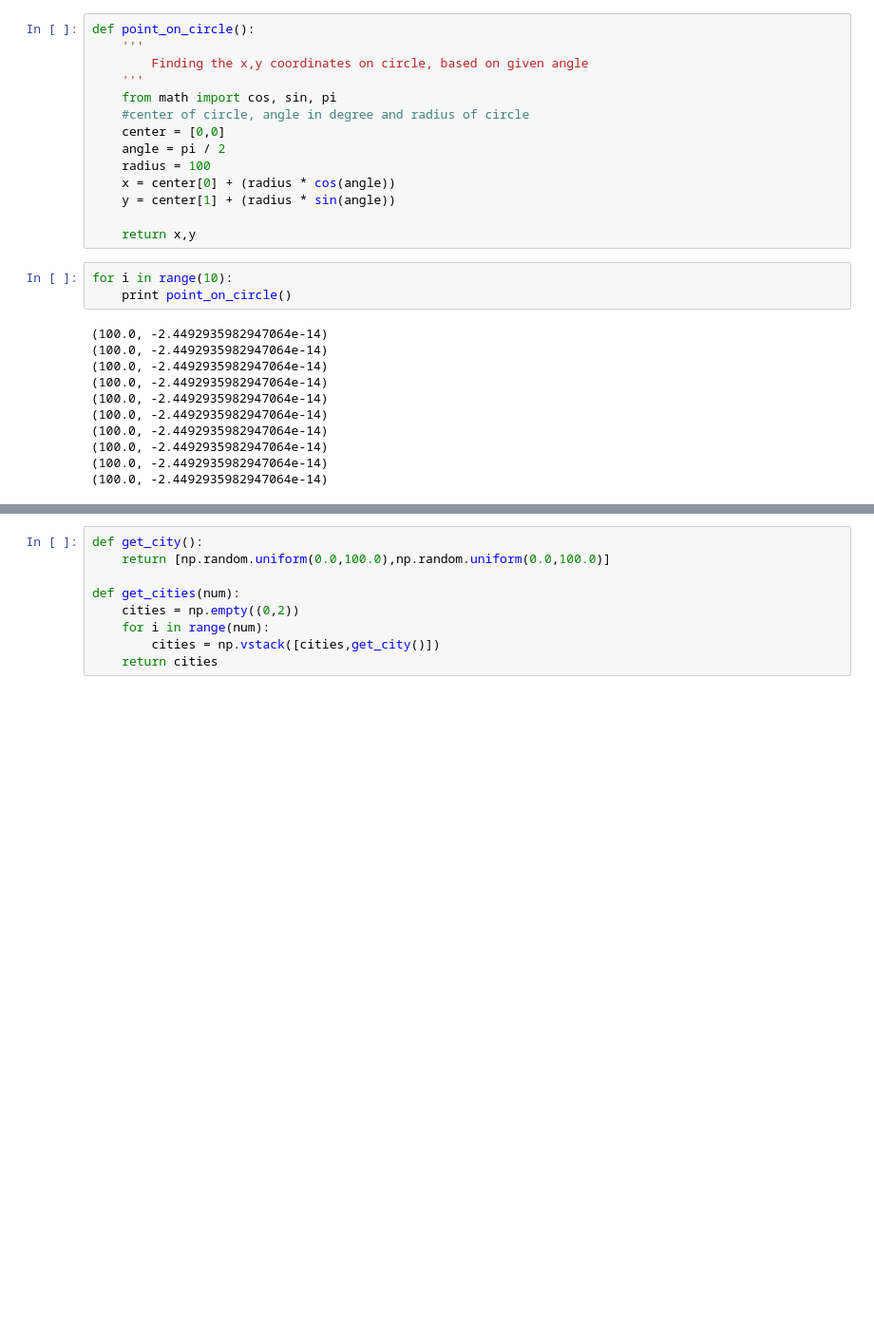
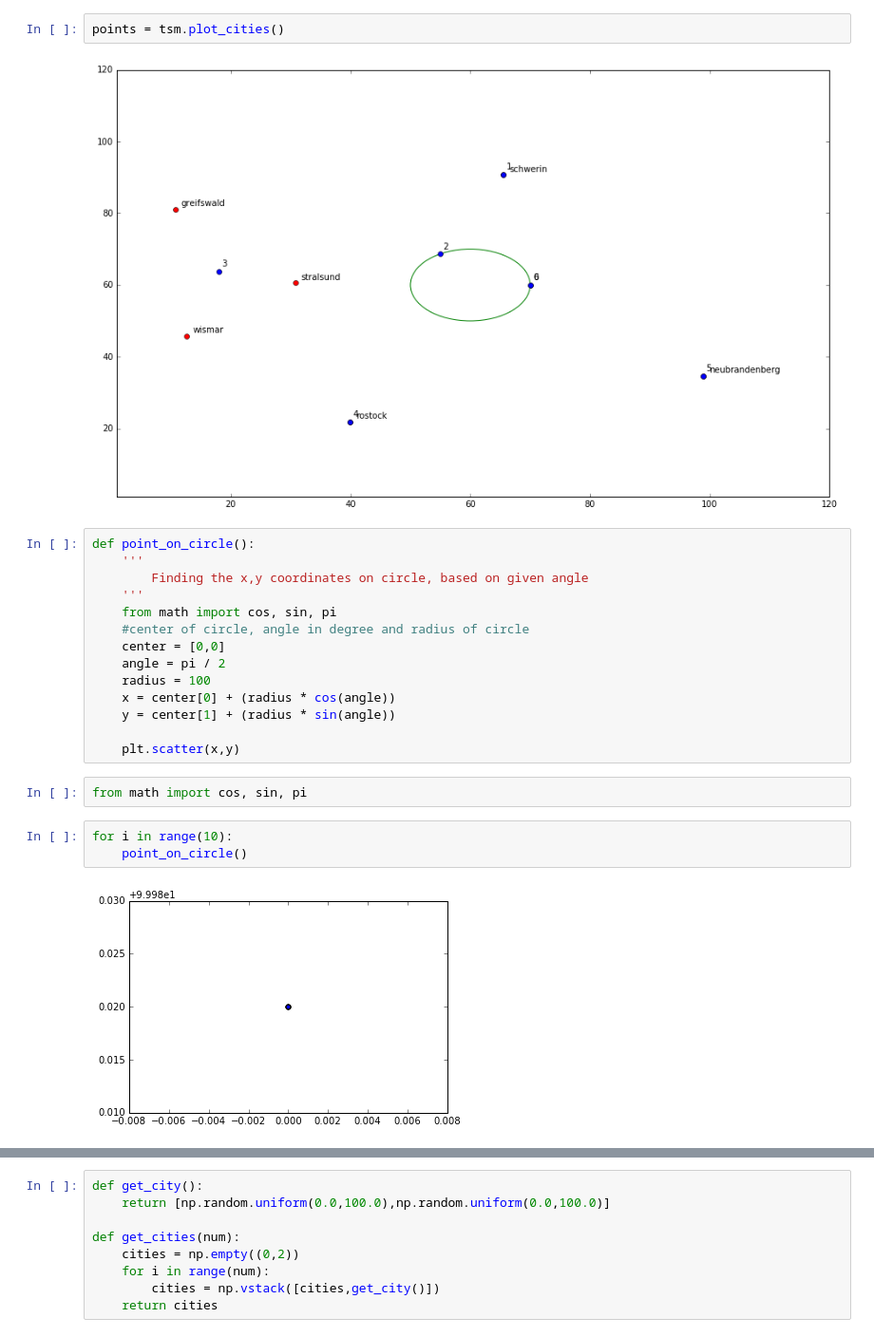
Before and after one commit to rameshjes/neural-network, a Jupyter notebook: assignment09/ruby/workbench_ruby_09.ipynb, the cells around one changed output, grey strips where cells are left out. Shown at 95% size. Saved outputs shown, nothing was run; the diff lists cells and outputs as text; blank space fills up the shorter version.

```diff
--- a/assignment09/ruby/workbench_ruby_09.ipynb
+++ b/assignment09/ruby/workbench_ruby_09.ipynb
@@ -32,3 +122,7 @@ class TravellingSalesMan:
+# %%
+points = tsm.plot_cities()
+# %% [output]
+[figure, added]
 # %%
 def point_on_circle():
     '''
@@ -42,18 +136,11 @@ def point_on_circle():
     x = center[0] + (radius * cos(angle))
     y = center[1] + (radius * sin(angle))
 
-    return x,y
+    plt.scatter(x,y)
+# %%
+from math import cos, sin, pi
 # %%
 for i in range(10):
-    print point_on_circle()
+    point_on_circle()
 # %% [output]
-(100.0, -2.4492935982947064e-14)
-(100.0, -2.4492935982947064e-14)
-(100.0, -2.4492935982947064e-14)
-(100.0, -2.4492935982947064e-14)
-(100.0, -2.4492935982947064e-14)
-(100.0, -2.4492935982947064e-14)
-(100.0, -2.4492935982947064e-14)
-(100.0, -2.4492935982947064e-14)
-(100.0, -2.4492935982947064e-14)
-(100.0, -2.4492935982947064e-14)
+[figure, added]
```
Also changed, not shown: parts of 12 cells of this notebook, 1 other file.
